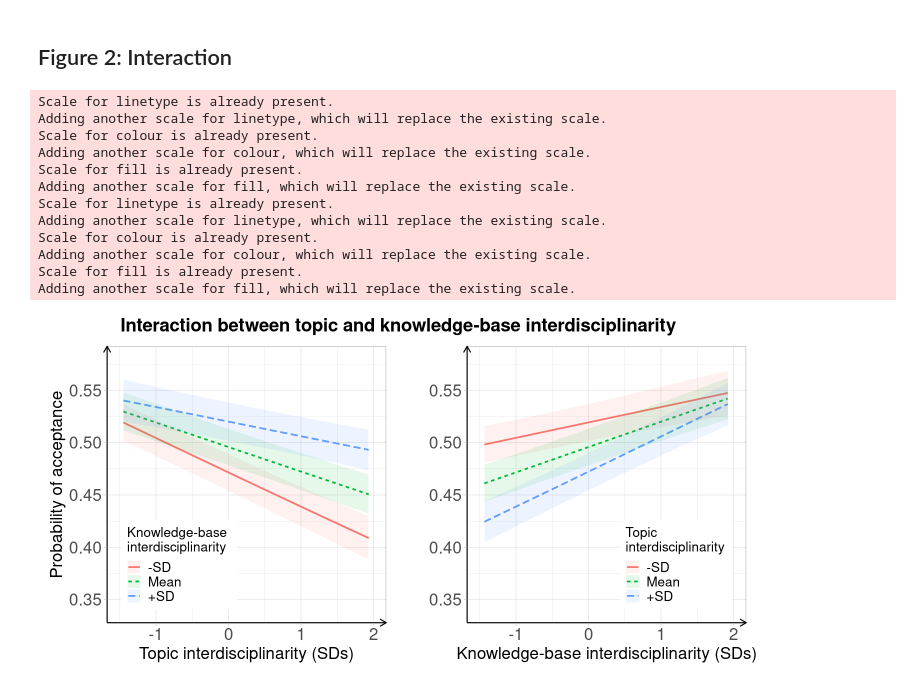
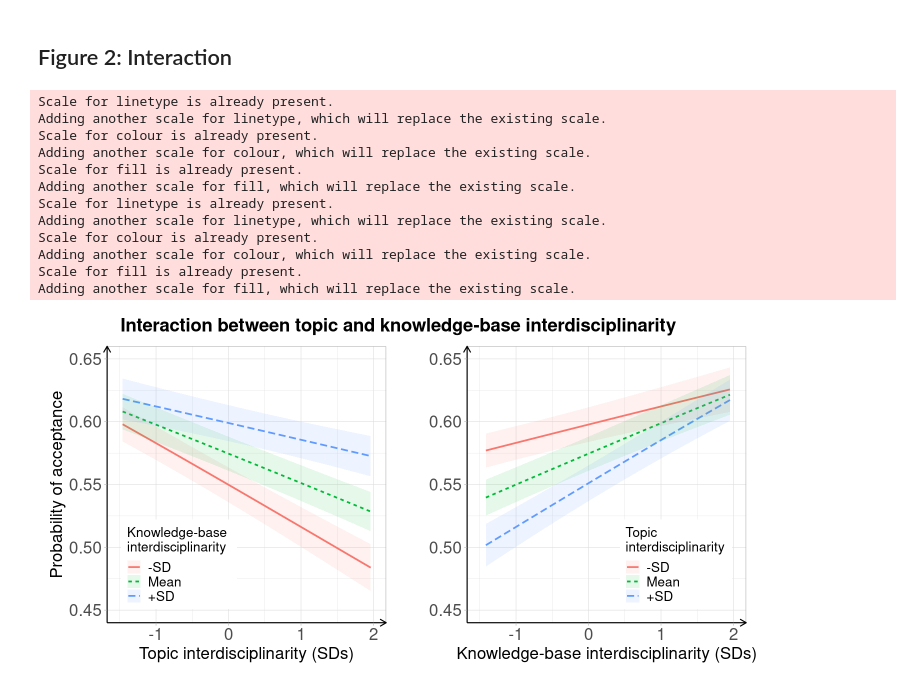
Before and after one commit to sdxiang/evaluating-idr-replication, a Jupyter notebook: replication_package.ipynb, the cells around one changed output. Saved outputs shown, nothing was run; the diff lists cells and outputs as text; code cells hidden in the pictures.

```diff
--- a/replication_package.ipynb
+++ b/replication_package.ipynb
@@ -377,7 +379,7 @@ grid.draw(g)
 # %% [markdown]
 ## Figure 2: Interaction
 # %%
-mod6 <- glm(final_decision ~ topic_interdis*kb_interdis + journal + manuscript_type + as.factor(year) + as.factor(teamsize_decile) + as.factor(maxcites_decile) + as.factor(numrefs_decile) + as.factor(prevpubs_decile),
+mod6 <- glm(final_decision ~ topic_interdis*kb_interdis + journal + manuscript_type + as.factor(year) + as.factor(teamsize_quintile) + as.factor(maxcites_quintile) + as.factor(numrefs_quintile) + as.factor(prevpubs_quintile),
     family = binomial(link="logit"),
     control=glm.control(maxit=50),
     data=subs_df)
@@ -396,8 +398,8 @@ p2 <- plot_predictions(mod6,
 labels <- c('-SD', 'Mean', '+SD')
 options(repr.plot.width=12, repr.plot.height=6)
 
-ylims <- c(0.34, 0.58)
-breaks <- seq(0.35, 0.55, 0.05)
+ylims <- c(0.45, 0.65)
+breaks <- seq(0.45, 0.65, 0.05)
 xlims <- c(-1.5, 2)
 
 # KBID as line
@@ -467,31 +469,31 @@ plot2 <- ggplot(p2, aes(x = kb_interdis, y = estimate,
                   axis.line.y = element_line(arrow = grid::arrow(length = unit(0.3, "cm"), ends = "last")),
                   axis.text.x = element_text(size = 20),
                   axis.text.y = element_text(size = 20),
                   axis.title = element_text(size = 20),
                   legend.text = element_text(size = 16),
                   legend.title = element_text(size = 16),
                   legend.position = c(0.95, 0.05),
                   legend.justification = c("right", "bottom"),
                   plot.margin = unit(c(0.5, 0.5, 0.5, 0.5), "cm"))
 
 g <- arrangeGrob(plot1, plot2,
                  ncol=2,
                  top=textGrob("Interaction between topic and knowledge-base interdisciplinarity",
                              gp=gpar(fontsize=22,
                                      fontface="bold")))
 
 grid.draw(g)
 # %% [output]
 Scale for linetype is already present.
 Adding another scale for linetype, which will replace the existing scale.
 Scale for colour is already present.
 Adding another scale for colour, which will replace the existing scale.
 Scale for fill is already present.
 Adding another scale for fill, which will replace the existing scale.
 Scale for linetype is already present.
 Adding another scale for linetype, which will replace the existing scale.
 Scale for colour is already present.
 Adding another scale for colour, which will replace the existing scale.
 Scale for fill is already present.
 Adding another scale for fill, which will replace the existing scale.
-[figure, old version]
+[figure, new version]
```
Also changed, not shown: parts of 8 cells of this notebook, 2 other files.
